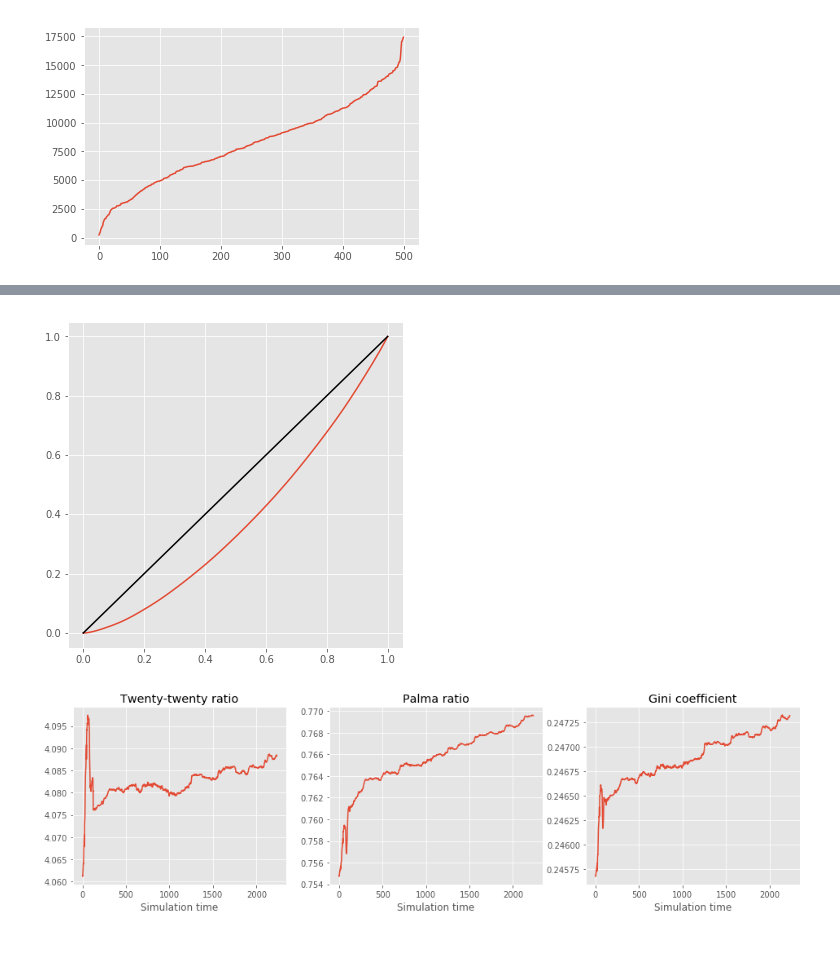
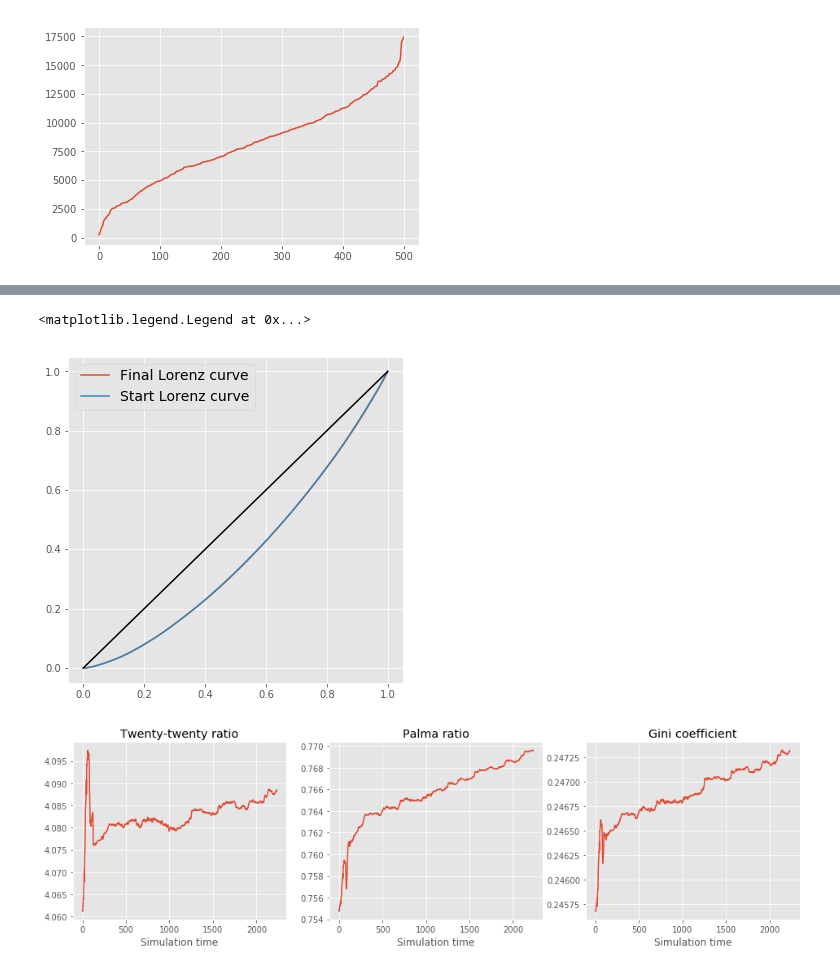
Before and after one commit to joerischasfoort/sim-fin-abm, a Jupyter notebook: distribution_model_dynamics.ipynb, the cells around one changed output, grey strips where cells are left out. Drawn from its saved outputs; the diff is of its cells as text; code cells hidden in the pictures.

```diff
--- a/distribution_model_dynamics.ipynb
+++ b/distribution_model_dynamics.ipynb
@@ -22,6 +22,6 @@ import scipy
 # %%
 style.use('ggplot')
 # %%
-NRUNS = 1
+NRUNS = 3
 # %% [markdown]
 ## Get parameters from calibration
@@ -315,7 +252,23 @@ lorenz_curve(np.sort(wealth))
-# %%
-lorenz_curve(np.sort(start_wealth))
-# %% [output]
-[figure, removed]
+# %%
+end_wealth = np.sort(wealth)
+lorenz_end = end_wealth.cumsum() / end_wealth.sum()
+lorenz_end = np.insert(lorenz_end, 0, 0)
+
+st_wealth = np.sort(start_wealth)
+lorenz_st = st_wealth.cumsum() / st_wealth.sum()
+lorenz_st = np.insert(lorenz_st, 0, 0)
+
+fig, ax = plt.subplots(figsize=[6,6])
+# scatter plot of Lorenz curve
+ax.plot(np.arange(lorenz_end.size)/float((lorenz_end.size-1)), lorenz_end, label='Final Lorenz curve')
+
+ax.plot(np.arange(lorenz_st.size)/float((lorenz_st.size-1)), lorenz_st, label='Start Lorenz curve')
+# line plot of equality
+ax.plot([0,1], [0,1], color='k')
+ax.legend(loc='best', fontsize='14')
+# %% [output]
+<matplotlib.legend.Legend at 0x...>
+[figure, added]
 # %%
 wealth_gini_over_time = []
 palma_over_time = []
```
Also changed, not shown: parts of 30 cells of this notebook, 2 other files.
